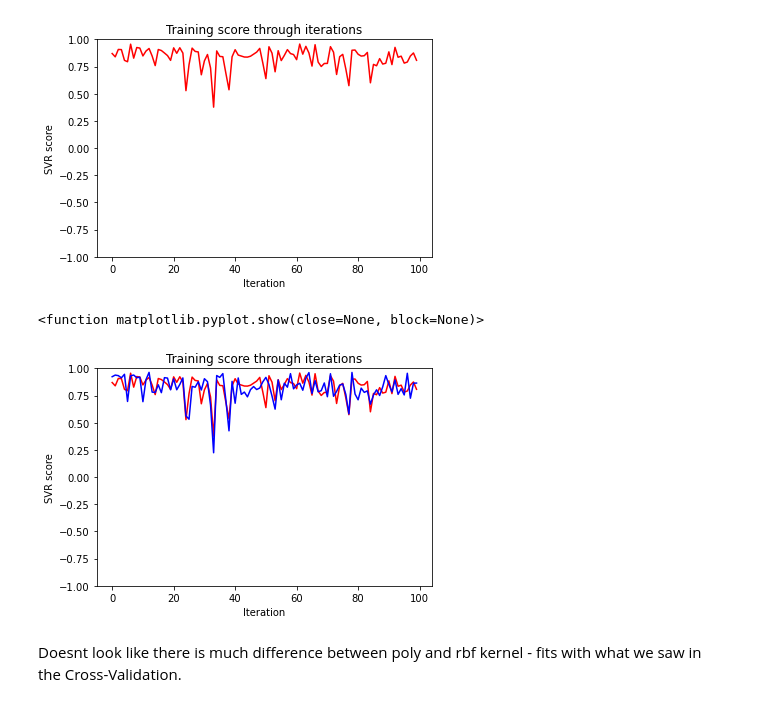
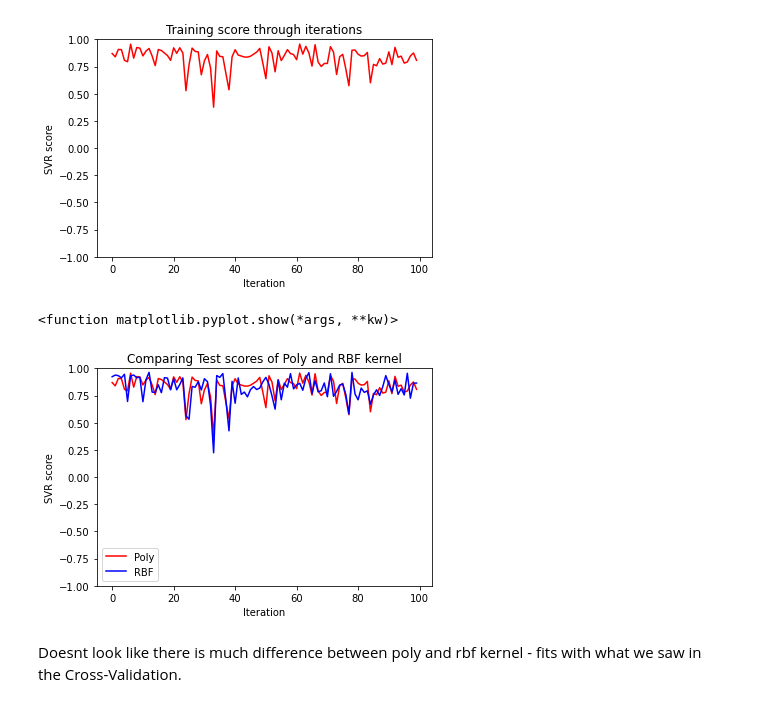
Before and after one commit to crimsonflash27/blog-101, a Jupyter notebook: _notebooks/2022-06-29-SVR.ipynb, the cells around one changed output. Cells and saved outputs as stored; diff of their text form; code cells hidden in the pictures.

```diff
--- a/_notebooks/2022-06-29-SVR.ipynb
+++ b/_notebooks/2022-06-29-SVR.ipynb
@@ -203,14 +203,15 @@ plt.show
 # %%
 plt.plot(range(0,100),list_test_error_svr_poly , c="red")
 plt.plot(range(0,100),list_test_error_svr,c = "blue")
 plt.xlabel("Iteration")
 plt.ylabel("SVR score")
-plt.title("Training score through iterations")
+plt.title("Comparing Test scores of Poly and RBF kernel")
+plt.legend(["Poly","RBF"])
 plt.ylim([-1,1])
 plt.show
 # %% [output]
-<function matplotlib.pyplot.show(close=None, block=None)>
+<function matplotlib.pyplot.show(*args, **kw)>
-[figure, old version]
+[figure, new version]
 # %% [markdown]
 Doesnt look like there is much difference between poly and rbf kernel - fits with what we saw in the Cross-Validation.
 # %% [markdown]
```
Also changed, not shown: parts of 2 cells of this notebook, 3 other files.
